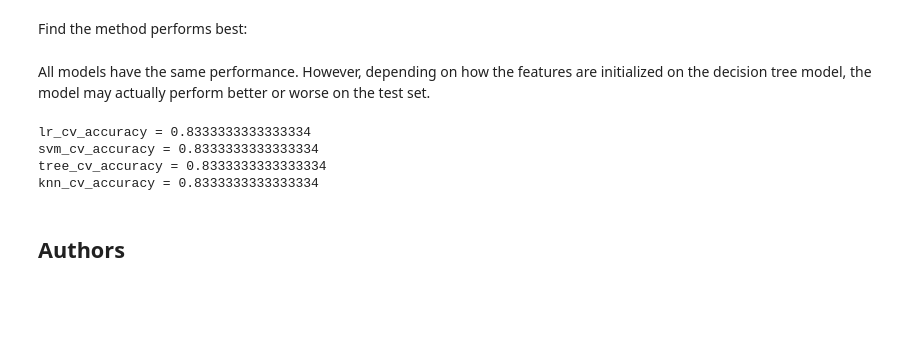
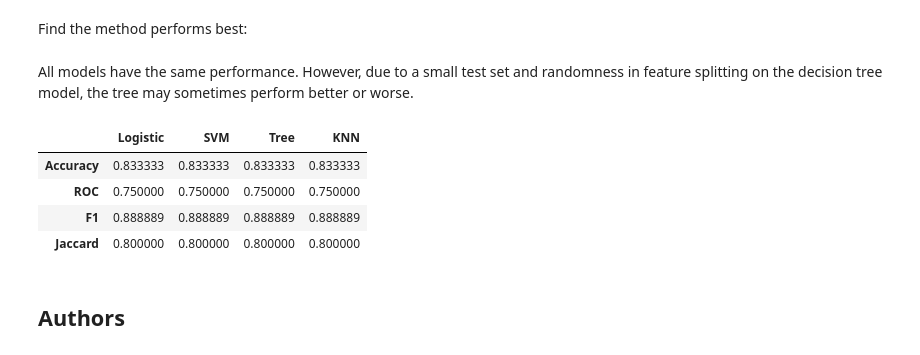
Before and after one commit to andyc58/Coursera-Labs, a Jupyter notebook: Coursera/IBM Data Science Professional Certification/Capstone/SpaceX_Machine_Learning_Prediction_Part_5.jupyterlite.ipynb, the cells around one changed output. Saved outputs shown, nothing was run; the diff lists cells and outputs as text; code cells hidden in the pictures; blank space fills up the shorter version.

```diff
--- a/Coursera/IBM Data Science Professional Certification/Capstone/SpaceX_Machine_Learning_Prediction_Part_5.jupyterlite.ipynb
+++ b/Coursera/IBM Data Science Professional Certification/Capstone/SpaceX_Machine_Learning_Prediction_Part_5.jupyterlite.ipynb
@@ -336,17 +338,34 @@ plot_confusion_matrix(Y_test,knn_yhat)
 # %% [markdown]
 Find the method performs best:
 # %% [markdown]
-All models have the same performance. However, depending on how the features are initialized on the decision tree model, the model may actually perform better or worse on the test set.
+All models have the same performance. However, due to a small test set and randomness in feature splitting on the decision tree model, the tree may sometimes perform better or worse.
-# %%
-print(f'{lr_cv_accuracy = }\n\
-{svm_cv_accuracy = }\n\
-{tree_cv_accuracy = }\n\
-{knn_cv_accuracy = }')
-# %% [output]
-lr_cv_accuracy = 0.8333333333333334
-svm_cv_accuracy = 0.8333333333333334
-tree_cv_accuracy = 0.8333333333333334
-knn_cv_accuracy = 0.8333333333333334
+# %%
+from sklearn.metrics import roc_auc_score, f1_score, jaccard_score
+
+
+models = [logreg_cv, svm_cv, tree_cv, knn_cv]
+model_names = ['Logistic', 'SVM', 'Tree','KNN']
+model_scores = {}
+
+def get_scores(model):
+    acc = model.score(X_test, Y_test)
+    roc = roc_auc_score(Y_test, model.predict(X_test))
+    f1 = f1_score(Y_test, model.predict(X_test))
+    jaccard = jaccard_score(Y_test, model.predict(X_test))
+
+    return {'Accuracy': acc, 'ROC': roc,'F1': f1, 'Jaccard': jaccard}
+
+
+for model, name in zip(models, model_names):
+    model_scores[name] = get_scores(model)
+
+pd.DataFrame(model_scores)
+# %% [output]
+|  | Logistic | SVM | Tree | KNN |
+| Accuracy | 0.833333 | 0.833333 | 0.833333 | 0.833333 |
+| ROC | 0.750000 | 0.750000 | 0.750000 | 0.750000 |
+| F1 | 0.888889 | 0.888889 | 0.888889 | 0.888889 |
+| Jaccard | 0.800000 | 0.800000 | 0.800000 | 0.800000 |
 # %% [markdown]
 ## Authors
 # %% [markdown]
```
Also changed, not shown: parts of 6 cells of this notebook, 6 other files.
